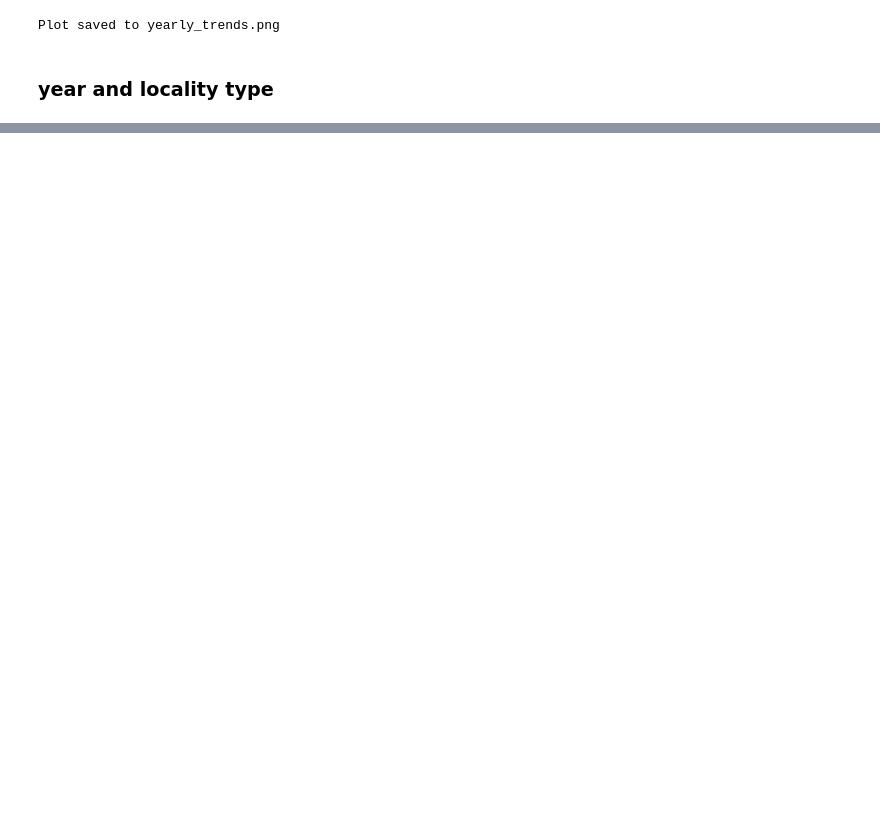
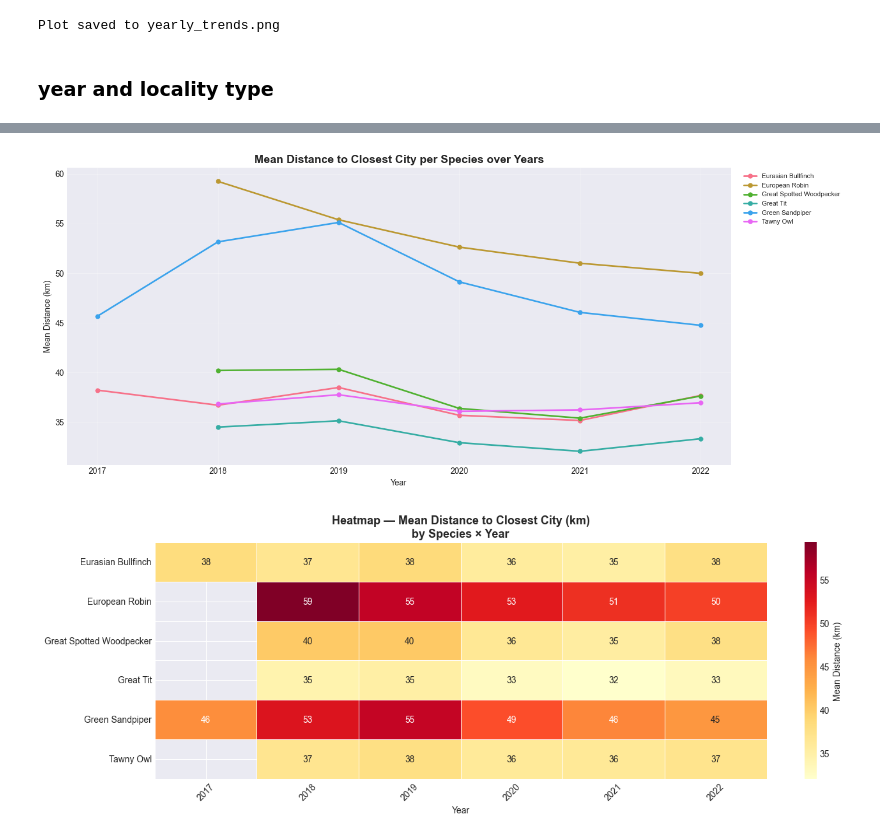
Before and after one commit to Miaaaac/ceu-ds-project-groupB-2026, a Jupyter notebook: ebird/analysis_notebooks/native_european_bird_analysis.ipynb, the cells around one changed output, grey strips where cells are left out. Drawn from its saved outputs; the diff is of its cells as text; code cells hidden in the pictures; blank space fills up the shorter version.

```diff
--- a/ebird/analysis_notebooks/native_european_bird_analysis.ipynb
+++ b/ebird/analysis_notebooks/native_european_bird_analysis.ipynb
@@ -726,0 +888,19 @@ Observations by season:
+# %%
+# --- 3. Average distance to closest city per species per year ---
+dist_by_species_year = (
+    df_migratory
+    .dropna(subset=['distance_km', 'COMMON NAME', 'year'])
+    .groupby(['COMMON NAME', 'year'])['distance_km']
+    .agg(mean_distance_km='mean', median_distance_km='median', n_observations='count')
+    .reset_index()
+    .sort_values(['COMMON NAME', 'year'])
+)
+dist_by_species_year['year'] = dist_by_species_year['year'].astype(int)
+
+print("Average distance to closest city per species per year:")
+print(dist_by_species_year.to_string(index=False))
+
+# Optionally pivot for a cleaner species × year view
+pivot_mean = dist_by_species_year.pivot(index='COMMON NAME', columns='year', values='mean_distance_km').round(2)
+print("\nPivot table — mean distance (km) by species × year:")
+print(pivot_mean.to_string())
@@ -726,0 +925,55 @@ Observations by season:
+# %%
+import matplotlib.pyplot as plt
+import seaborn as sns
+import numpy as np
+
+# ── Colour palette ──────────────────────────────────────────────────────────
+species_list = dist_by_species_year['COMMON NAME'].unique()
+palette = dict(zip(species_list, sns.color_palette("husl", len(species_list))))
+
+# ============================================================
+# PLOT 1 — Line plot: mean distance per species over years
+# ============================================================
+fig, ax = plt.subplots(figsize=(14, 6))
+
+for species, grp in dist_by_species_year.groupby('COMMON NAME'):
+    ax.plot(grp['year'], grp['mean_distance_km'],
+            marker='o', linewidth=2, markersize=5,
+            label=species, color=palette[species])
+
+ax.set_title('Mean Distance to Closest City per Species over Years', fontsize=14, fontweight='bold')
+ax.set_xlabel('Year')
+ax.set_ylabel('Mean Distance (km)')
+ax.legend(bbox_to_anchor=(1.01, 1), loc='upper left', fontsize=8, framealpha=0.7)
+ax.grid(True, alpha=0.3)
+plt.tight_layout()
+plt.savefig('dist_species_year_lineplot.png', dpi=150)
+plt.show()
+
+# ============================================================
+# PLOT 2 — Heatmap: pivot_mean (species × year)
+# ============================================================
+fig, ax = plt.subplots(figsize=(14, max(5, len(species_list) * 0.45)))
+
+sns.heatmap(
+    pivot_mean,
+    ax=ax,
+    cmap='YlOrRd',
+    annot=True, fmt='.0f',
+    linewidths=0.4,
+    linecolor='white',
+    cbar_kws={'label': 'Mean Distance (km)'}
+)
+
+ax.set_title('Heatmap — Mean Distance to Closest City (km)\nby Species × Year',
+             fontsize=13, fontweight='bold')
+ax.set_xlabel('Year')
+ax.set_ylabel('')
+ax.tick_params(axis='x', rotation=45)
+ax.tick_params(axis='y', rotation=0)
+plt.tight_layout()
+plt.savefig('dist_species_year_heatmap.png', dpi=150)
+plt.show()
+# %% [output]
+[figure, added]
+[figure, added]
```
Also changed, not shown: parts of 31 cells of this notebook, 13 other files.
